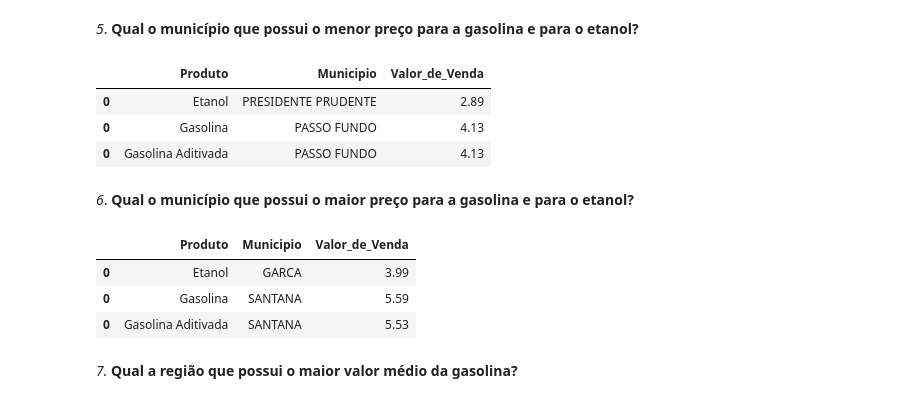
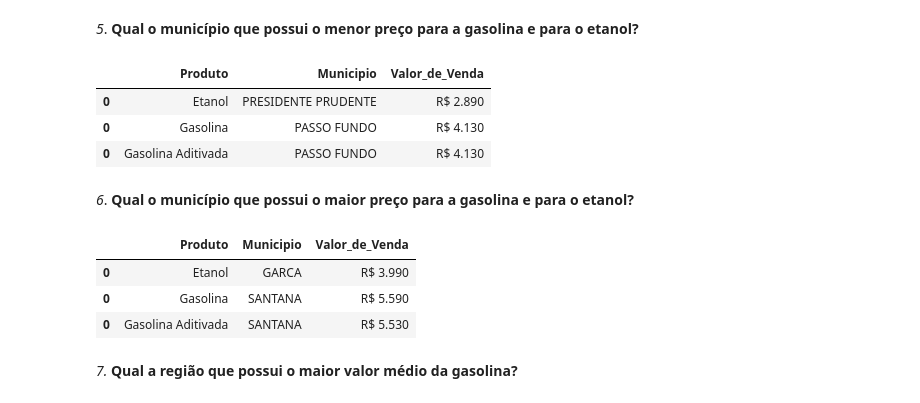
Before and after one commit to gustavovarella/Projeto_m4, a Jupyter notebook: PROJETO_M4.ipynb, the cells around one changed output. Saved outputs shown, nothing was run; the diff lists cells and outputs as text; code cells hidden in the pictures.

```diff
--- a/PROJETO_M4.ipynb
+++ b/PROJETO_M4.ipynb
@@ -424,37 +423,37 @@ df_completo_comb.groupby(['Regiao','Produto'])['Valor_de_Venda'].agg(['mean']).p
 # %%
 #5. Qual municipio possui o menor preço para a gasolina e para o etanol?
 
 df_produto_municipio = df_completo.groupby(['Produto', 'Municipio'])
 df_minima_municipio = df_produto_municipio[['Valor_de_Venda']].min()
 
 #Etanol
 
 df_min_municipio_etanol = df_minima_municipio.loc['ETANOL'].sort_values(by = 'Valor_de_Venda')
 df_min_municipio_etanol = df_min_municipio_etanol.reset_index().head(1)
 df_min_municipio_etanol['Produto'] = 'Etanol'
 
 #Gasolina
 
 df_min_municipio_gasolina = df_minima_municipio.loc['GASOLINA'].sort_values(by = 'Valor_de_Venda')
 df_min_municipio_gasolina = df_min_municipio_gasolina.reset_index().head(1)
 df_min_municipio_gasolina['Produto'] = 'Gasolina'
 
 #Gasolina Aditivada
 
 df_min_municipio_gasolina_adt = df_minima_municipio.loc['GASOLINA ADITIVADA'].sort_values(by = 'Valor_de_Venda')
 df_min_municipio_gasolina_adt = df_min_municipio_gasolina_adt.reset_index().head(1)
 df_min_municipio_gasolina_adt['Produto'] = 'Gasolina Aditivada'
 
 df_minimos_municipio = pd.concat([df_min_municipio_etanol,df_min_municipio_gasolina,df_min_municipio_gasolina_adt])
 
 #criando tabela final (minimas)com resultados
 minimas_por_municipio = df_minimos_municipio[['Produto','Municipio','Valor_de_Venda']]
-minimas_por_municipio
+minimas_por_municipio.style.format({'Valor_de_Venda':'R$ {:.3F}'})
 # %% [output]
 |  | Produto | Municipio | Valor_de_Venda |
-| 0 | Etanol | PRESIDENTE PRUDENTE | 2.89 |
-| 0 | Gasolina | PASSO FUNDO | 4.13 |
-| 0 | Gasolina Aditivada | PASSO FUNDO | 4.13 |
+| 0 | Etanol | PRESIDENTE PRUDENTE | R$ 2.890 |
+| 0 | Gasolina | PASSO FUNDO | R$ 4.130 |
+| 0 | Gasolina Aditivada | PASSO FUNDO | R$ 4.130 |
 # %% [markdown]
 *6*. **Qual o município que possui o maior preço para a gasolina e para o etanol?**
 # %%
@@ -482,12 +481,12 @@ df_maximas_municipio = pd.concat([df_max_municipio_etanol,df_max_municipio_gasol
 
 #criando tabela final (minimas)com resultados
 maximas_por_municipio = df_maximas_municipio[['Produto','Municipio','Valor_de_Venda']]
-maximas_por_municipio
+maximas_por_municipio.style.format({'Valor_de_Venda': 'R$ {:.3F}'})
 # %% [output]
 |  | Produto | Municipio | Valor_de_Venda |
-| 0 | Etanol | GARCA | 3.99 |
-| 0 | Gasolina | SANTANA | 5.59 |
-| 0 | Gasolina Aditivada | SANTANA | 5.53 |
+| 0 | Etanol | GARCA | R$ 3.990 |
+| 0 | Gasolina | SANTANA | R$ 5.590 |
+| 0 | Gasolina Aditivada | SANTANA | R$ 5.530 |
 # %% [markdown]
 *7.* **Qual a região que possui o maior valor médio da gasolina?**
 # %%
```
Also changed, not shown: parts of 5 cells of this notebook.
